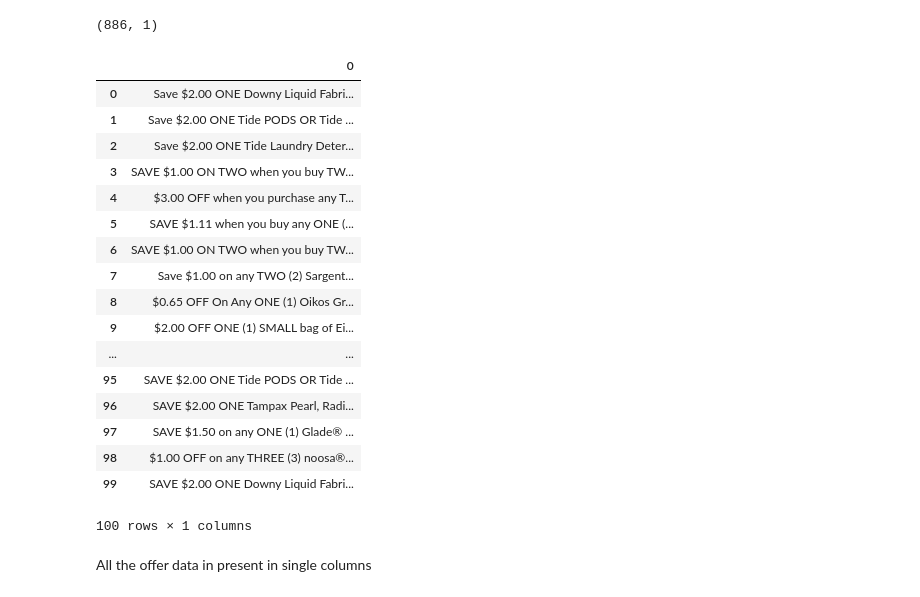
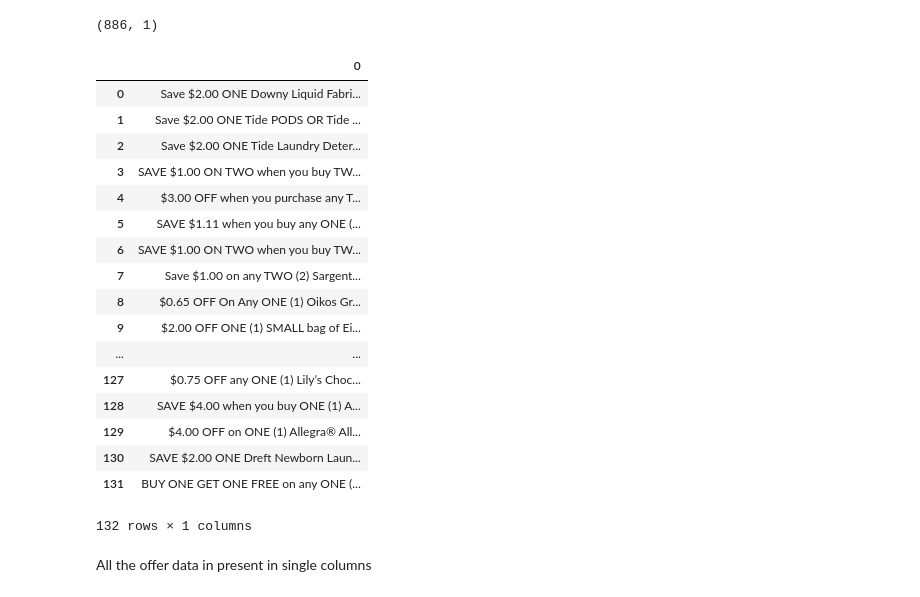
Before and after one commit to atishay3d/SKS_Assignment, a Jupyter notebook: Assignment.ipynb, the cells around one changed output. Drawn from its saved outputs; the diff is of its cells as text; code cells hidden in the pictures.

```diff
--- a/Assignment.ipynb
+++ b/Assignment.ipynb
@@ -15,26 +15,26 @@ df.shape
 pd.set_option('display.max_colwidth', -1)
 #df.reset_index(drop=True, inplace=True)
 # %%
-df.head(100)
+df.head(132)
 # %% [output]
 |  | 0 |
 | 0 | Save $2.00 ONE Downy Liquid Fabri... |
 | 1 | Save $2.00 ONE Tide PODS OR Tide ... |
 | 2 | Save $2.00 ONE Tide Laundry Deter... |
 | 3 | SAVE $1.00 ON TWO when you buy TW... |
 | 4 | $3.00 OFF when you purchase any T... |
 | 5 | SAVE $1.11 when you buy any ONE (... |
 | 6 | SAVE $1.00 ON TWO when you buy TW... |
 | 7 | Save $1.00 on any TWO (2) Sargent... |
 | 8 | $0.65 OFF On Any ONE (1) Oikos Gr... |
 | 9 | $2.00 OFF ONE (1) SMALL bag of Ei... |
 | ... | ... |
-| 95 | SAVE $2.00 ONE Tide PODS OR Tide ... |
-| 96 | SAVE $2.00 ONE Tampax Pearl, Radi... |
-| 97 | SAVE $1.50 on any ONE (1) Glade® ... |
-| 98 | $1.00 OFF on any THREE (3) noosa®... |
-| 99 | SAVE $2.00 ONE Downy Liquid Fabri... |
+| 127 | $0.75 OFF any ONE (1) Lily’s Choc... |
+| 128 | SAVE $4.00 when you buy ONE (1) A... |
+| 129 | $4.00 OFF on ONE (1) Allegra® All... |
+| 130 | SAVE $2.00 ONE Dreft Newborn Laun... |
+| 131 | BUY ONE GET ONE FREE on any ONE (... |
-100 rows × 1 columns
+132 rows × 1 columns
 # %% [markdown]
 All the offer data in present in single columns
 # %% [markdown]
```
Also changed, not shown: parts of 20 cells of this notebook.
